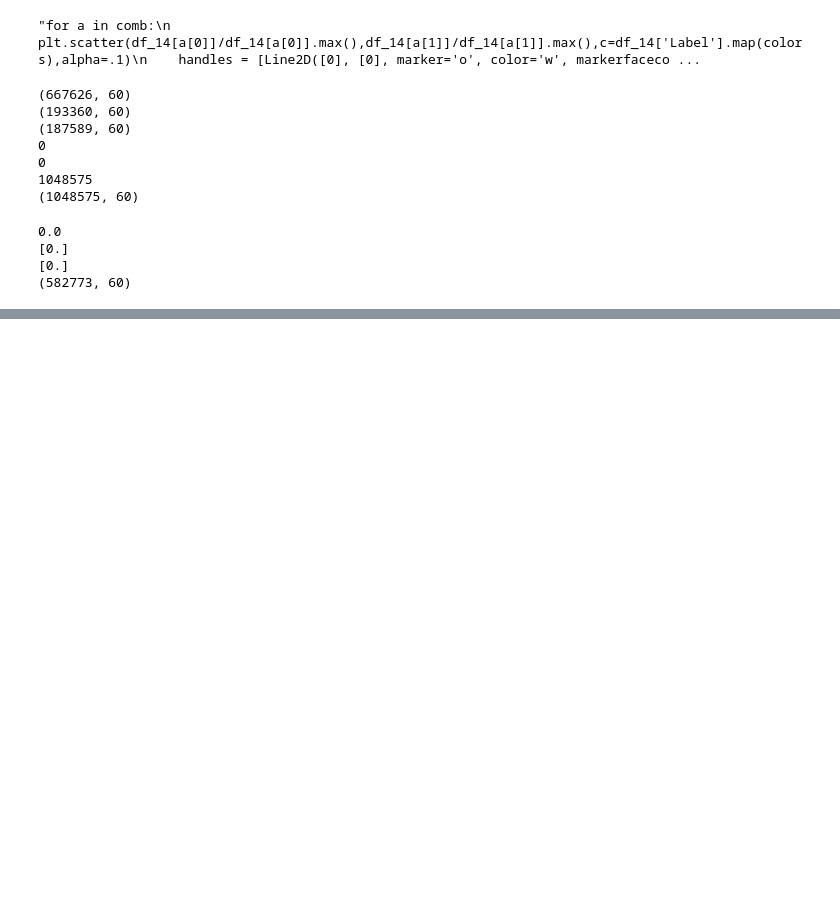
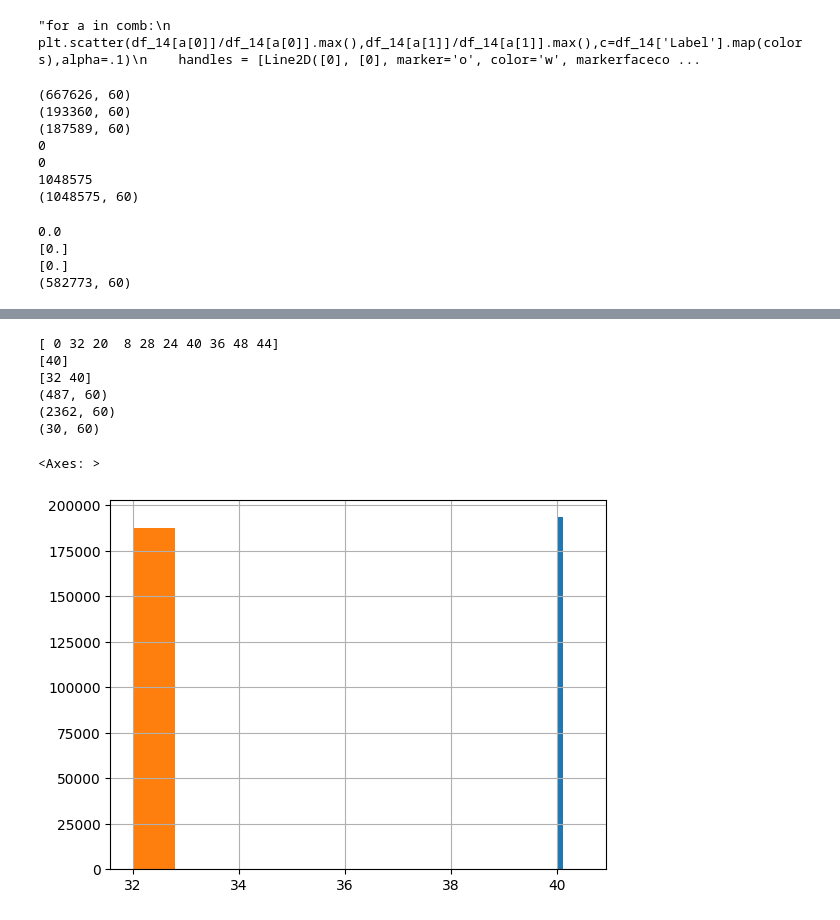
Before and after one commit to ChiaraAmalia/AdvancedCyberSecurity, a Jupyter notebook: 14_simo_analysis.ipynb, the cells around one changed output, grey strips where cells are left out. Saved outputs shown, nothing was run; the diff lists cells and outputs as text; code cells hidden in the pictures; blank space fills up the shorter version.

```diff
--- a/14_simo_analysis.ipynb
+++ b/14_simo_analysis.ipynb
@@ -285,0 +415,23 @@ print(benign[benign['Fwd PSH Flags'] == 0.0].to_string())
+# %%
+# Analisi singola di Fwd Seg Size Min
+
+print(benign['Fwd Seg Size Min'].unique())
+print(FTP_BruteForce['Fwd Seg Size Min'].unique())
+print(SSH_Bruteforce['Fwd Seg Size Min'].unique())
+print(benign[benign['Fwd Seg Size Min'] == 40 ].shape)
+print(benign[benign['Fwd Seg Size Min'] == 32 ].shape)
+print(SSH_Bruteforce[SSH_Bruteforce['Fwd Seg Size Min'] == 40 ].shape)
+# %% [output]
+[ 0 32 20  8 28 24 40 36 48 44]
+[40]
+[32 40]
+(487, 60)
+(2362, 60)
+(30, 60)
+# %%
+FTP_BruteForce['Fwd Seg Size Min'].hist()
+SSH_Bruteforce['Fwd Seg Size Min'].hist()
+#benign['Fwd Seg Size Min'].hist()
+# %% [output]
+<Axes: >
+[figure, added]
```
Also changed, not shown: parts of 9 cells of this notebook, 1 other file.
